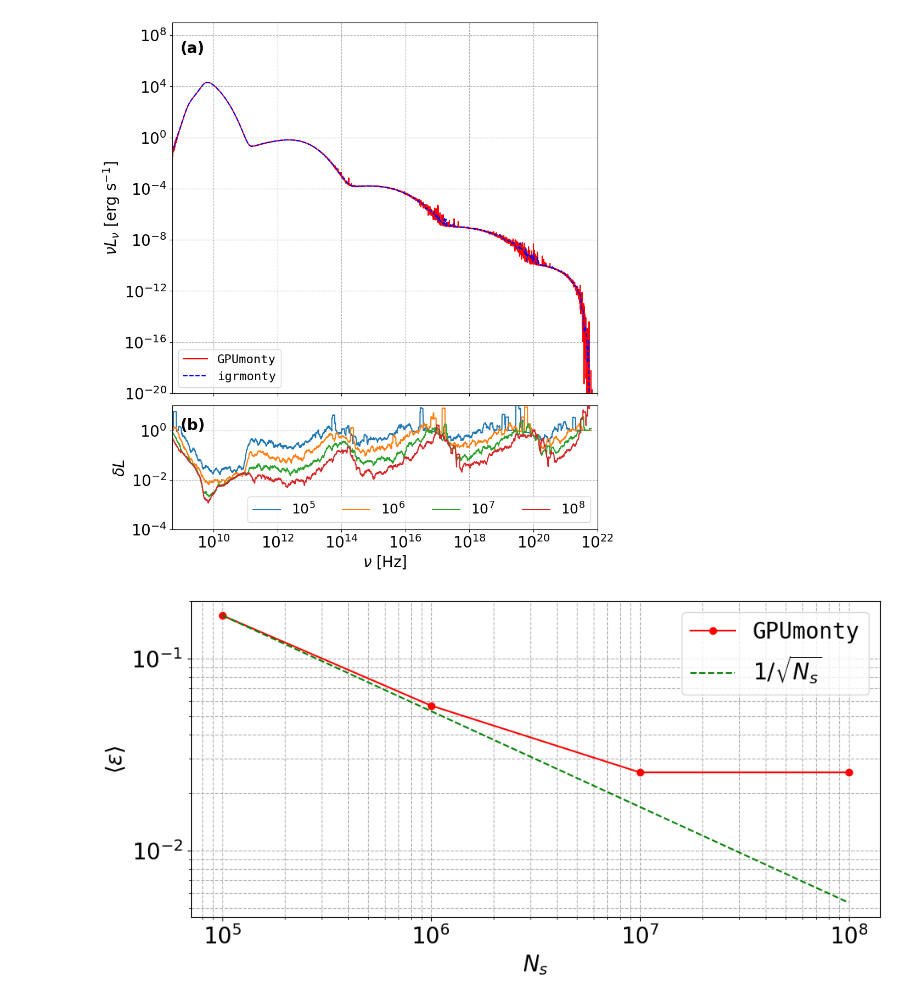
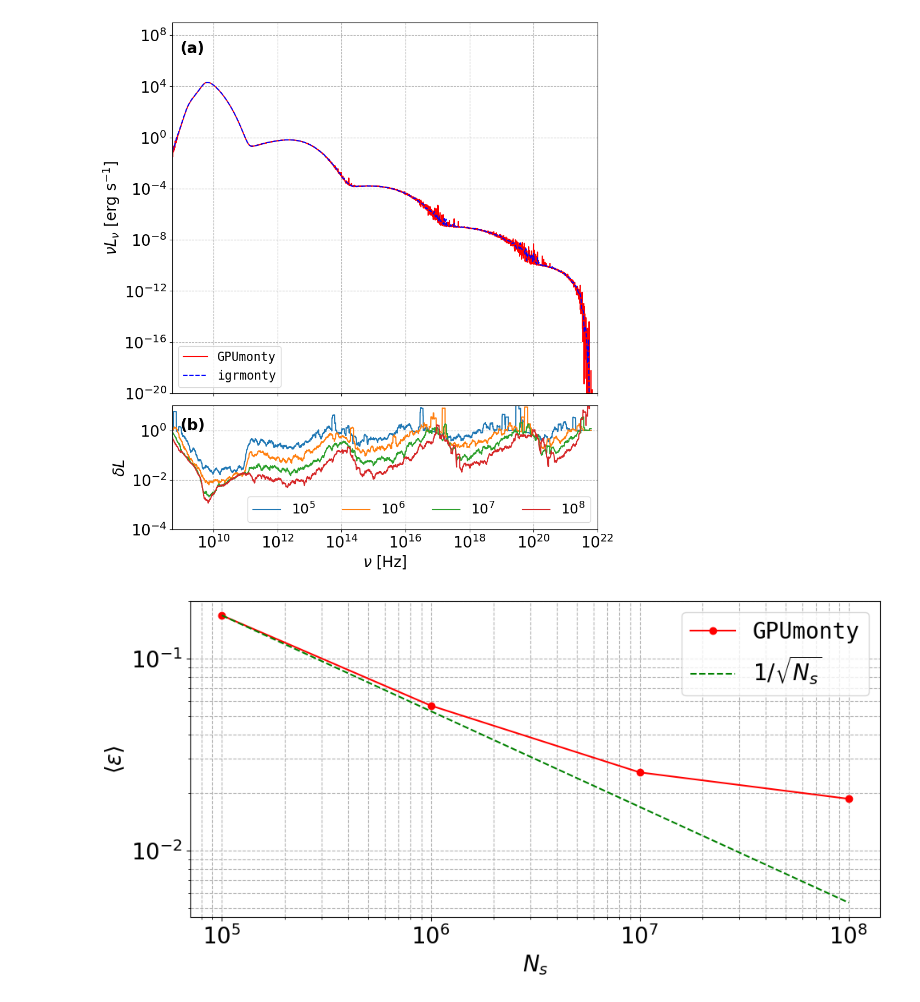
Before and after one commit to black-hole-group/gpumonty, a Jupyter notebook: python/sphere_example.ipynb, the cells around one changed output. Saved outputs shown, nothing was run; the diff lists cells and outputs as text; code cells hidden in the pictures.

```diff
--- a/python/sphere_example.ipynb
+++ b/python/sphere_example.ipynb
@@ -217,7 +217,7 @@ import matplotlib.pyplot as plt
 nu1e5, nuLnu1e5, _, _ = grmonty('../output/sphere_scattering_1e5.spec')
 nu1e6, nuLnu1e6, _, _ = grmonty('../output/sphere_scattering_1e6.spec')
 nu1e7, nuLnu1e7, _ , _= grmonty('../output/sphere_scattering_1e7.spec')
-nu1e8, nuLnu1e8, _ , _= grmonty('../output/sphere_scattering_1e7.spec')
+nu1e8, nuLnu1e8, _ , _= grmonty('../output/sphere_scattering_1e8.spec')
 
 nu = nu1e7
 
@@ -274,31 +274,31 @@ ax.plot(
     epsilon_avg_list[0] * (Ns_array[0] / Ns_array)**0.5,
     '--',
     color='green',
     label=r'$1/\sqrt{N_s}$'
 )
 
 ax.set_xscale('log')
 ax.set_yscale('log')
 
 ax.set_xlabel(r"$N_s$", fontsize=20)
 ax.set_ylabel(r"$\langle \epsilon \rangle$", fontsize=20)
 
 ax.grid(True, which="both", ls="--")
 
 # Major + minor ticks
 ax.tick_params(axis='both', which='major', labelsize=20)
 ax.tick_params(axis='both', which='minor', labelsize=20)
 
 # Legend
 leg = ax.legend(fontsize=20)
 
 # Make only "GPUmonty" monospace
 for text in leg.get_texts():
     if text.get_text() == 'GPUmonty':
         text.set_fontfamily('monospace')
 
 plt.tight_layout()
 #plt.savefig("panel_c_convergence.png", dpi=300)
 plt.show()
 # %% [output]
-[figure, old version]
+[figure, new version]
```
